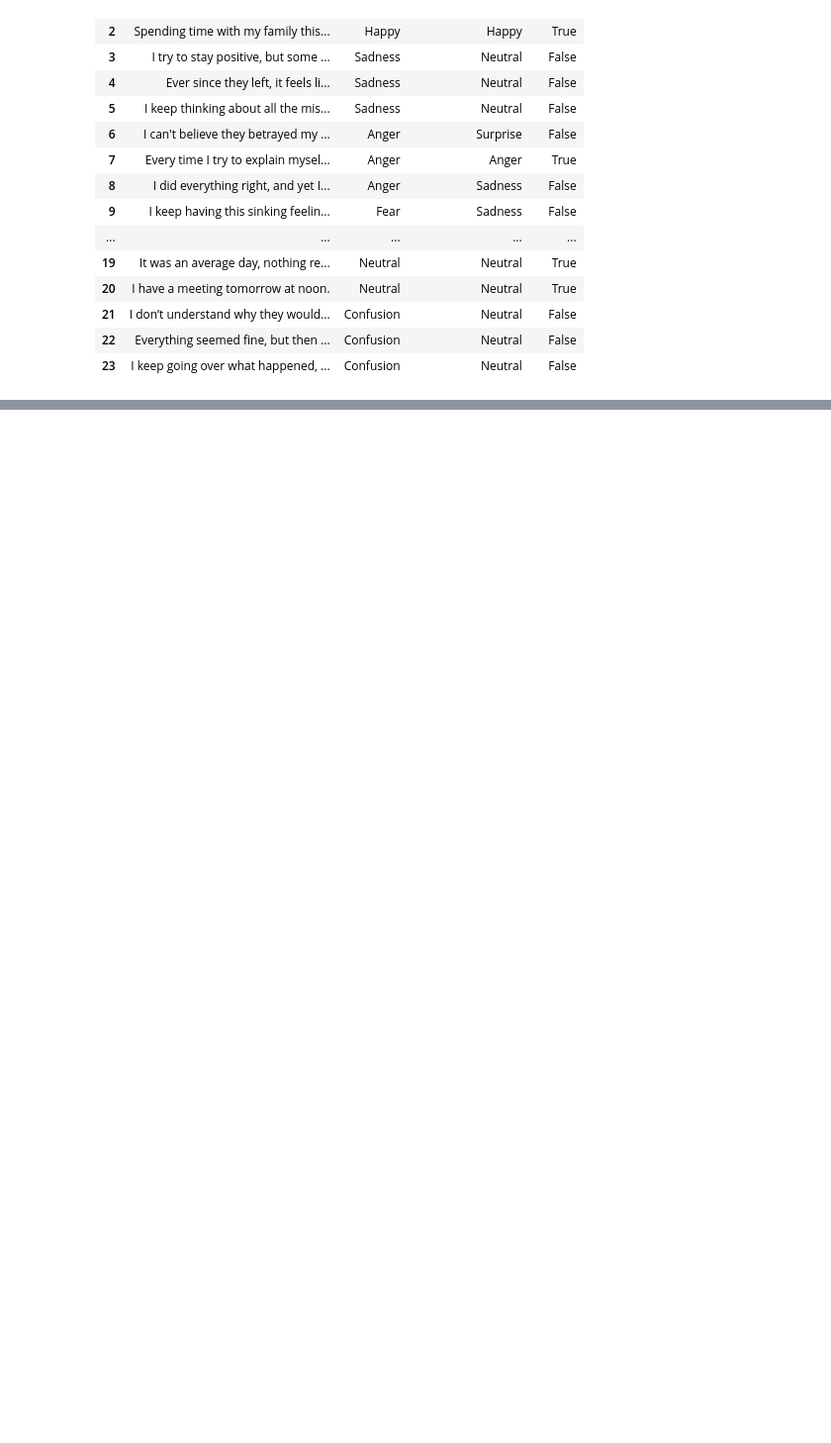
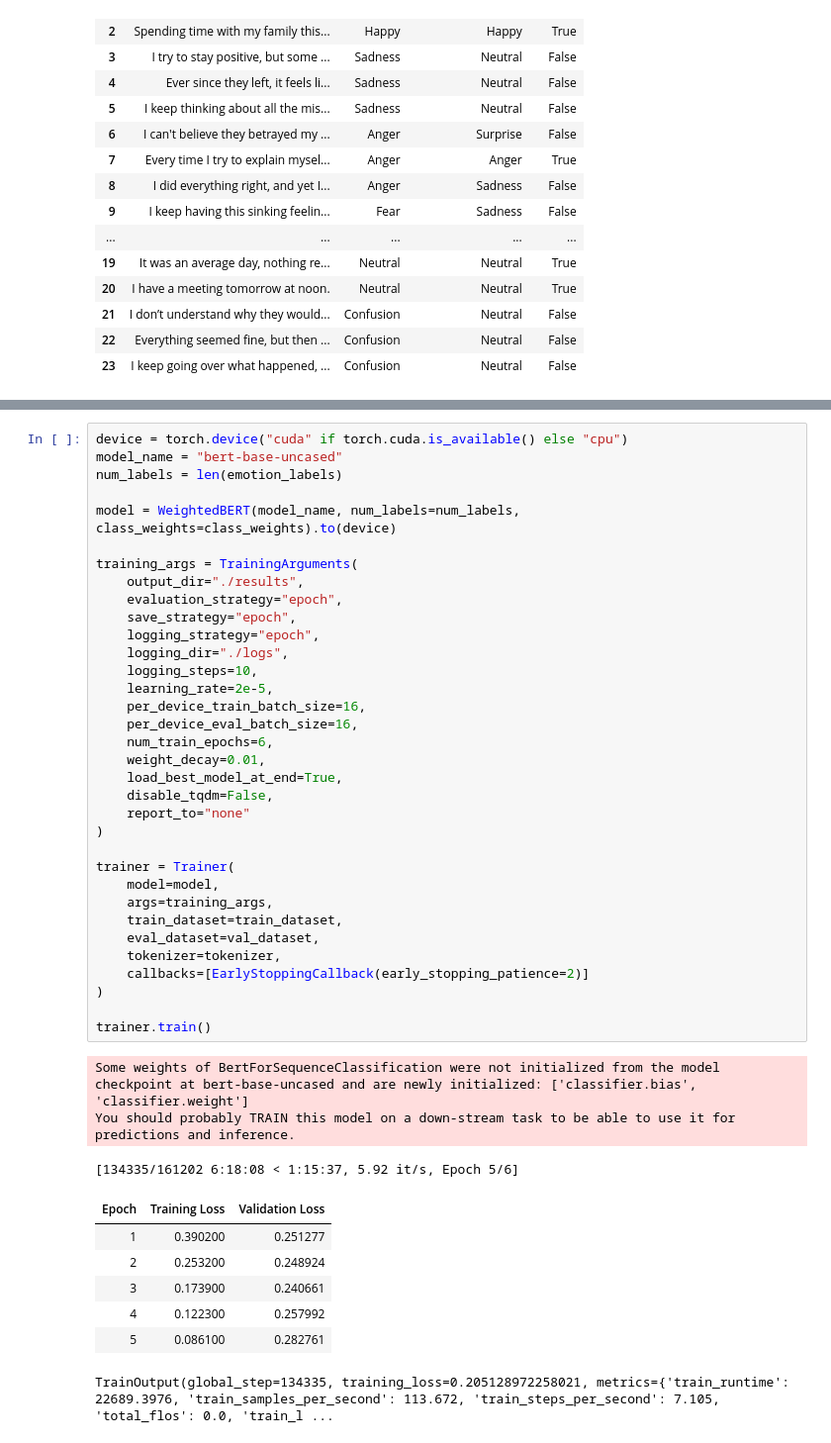
Before and after one commit to aliirtazas/ai-multimodal-emotion-therapy, a Jupyter notebook: src/nlp/NLP_model_training.ipynb, the cells around one changed output, grey strips where cells are left out. Shown: that part at 99% size. Drawn from its saved outputs; the diff is of its cells as text; blank space fills up the shorter version.

```diff
--- a/src/nlp/NLP_model_training.ipynb
+++ b/src/nlp/NLP_model_training.ipynb
@@ -395,0 +447,45 @@ df_data
+# %%
+device = torch.device("cuda" if torch.cuda.is_available() else "cpu")
+model_name = "bert-base-uncased"
+num_labels = len(emotion_labels)
+
+model = WeightedBERT(model_name, num_labels=num_labels, class_weights=class_weights).to(device)
+
+training_args = TrainingArguments(
+    output_dir="./results",
+    evaluation_strategy="epoch",
+    save_strategy="epoch",
+    logging_strategy="epoch",
+    logging_dir="./logs",
+    logging_steps=10,
+    learning_rate=2e-5,
+    per_device_train_batch_size=16,
+    per_device_eval_batch_size=16,
+    num_train_epochs=6,
+    weight_decay=0.01,
+    load_best_model_at_end=True,
+    disable_tqdm=False,
+    report_to="none"
+)
+
+trainer = Trainer(
+    model=model,
+    args=training_args,
+    train_dataset=train_dataset,
+    eval_dataset=val_dataset,
+    tokenizer=tokenizer,
+    callbacks=[EarlyStoppingCallback(early_stopping_patience=2)]
+)
+
+trainer.train()
+# %% [output]
+Some weights of BertForSequenceClassification were not initialized from the model checkpoint at bert-base-uncased and are newly initialized: ['classifier.bias', 'classifier.weight']
+You should probably TRAIN this model on a down-stream task to be able to use it for predictions and inference.
+[134335/161202 6:18:08 < 1:15:37, 5.92 it/s, Epoch 5/6]
+| Epoch | Training Loss | Validation Loss |
+| 1 | 0.390200 | 0.251277 |
+| 2 | 0.253200 | 0.248924 |
+| 3 | 0.173900 | 0.240661 |
+| 4 | 0.122300 | 0.257992 |
+| 5 | 0.086100 | 0.282761 |
+TrainOutput(global_step=134335, training_loss=0.205128972258021, metrics={'train_runtime': 22689.3976, 'train_samples_per_second': 113.672, 'train_steps_per_second': 7.105, 'total_flos': 0.0, 'train_l ...
```
Also changed, not shown: parts of 7 cells of this notebook.
